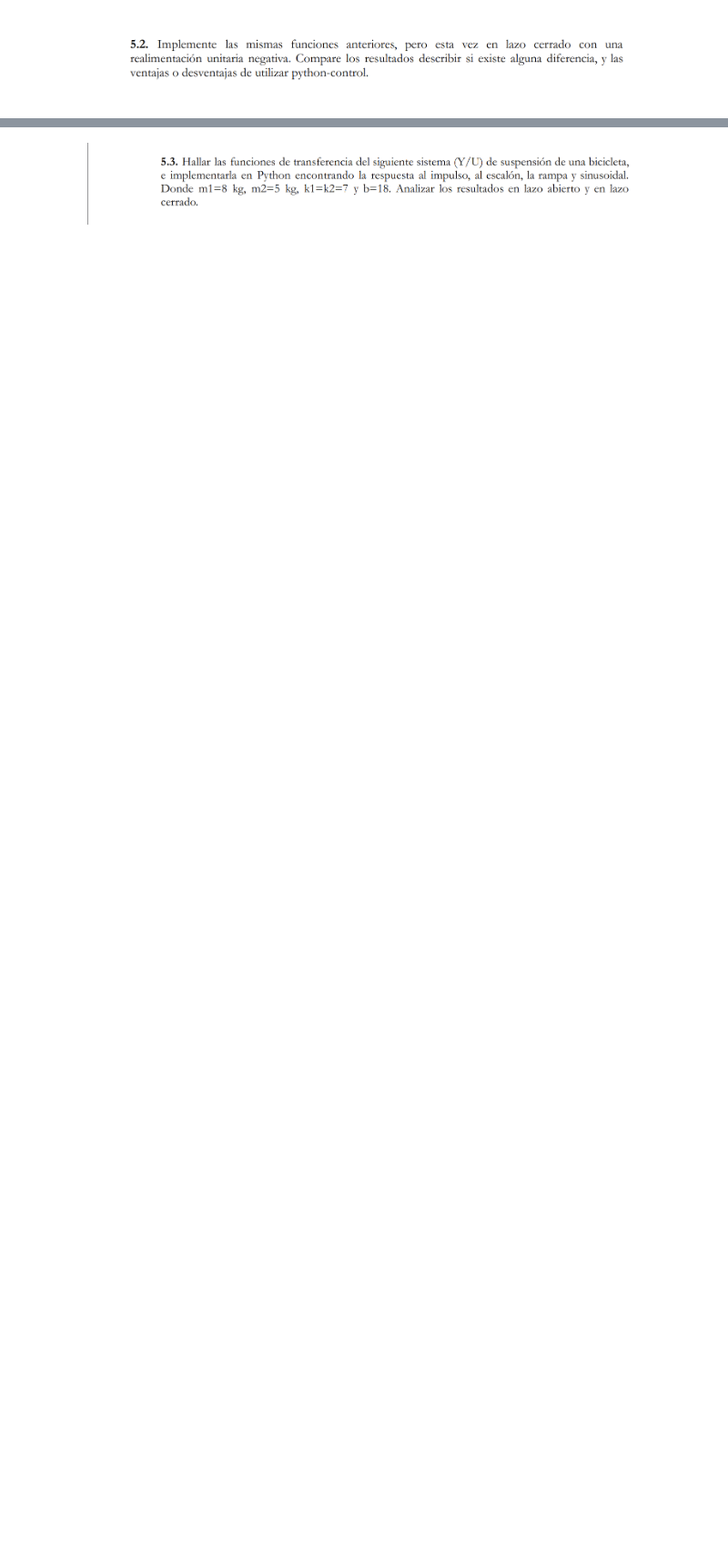
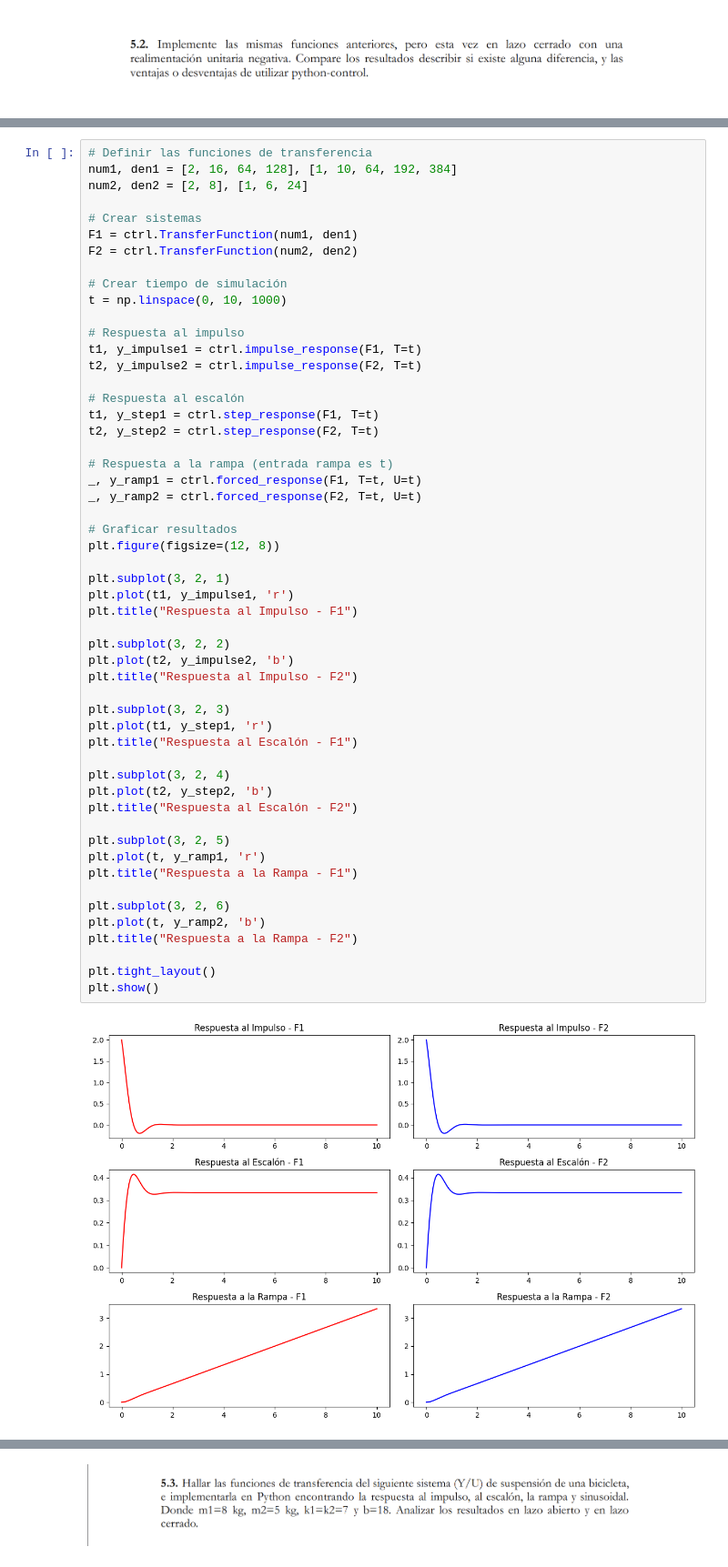
Before and after one commit to JPDevOpti/Teoria_de_Control, a Jupyter notebook: Laboratorio_1/Solución_Lab_1.ipynb, the cells around one changed output, grey strips where cells are left out. Shown at 91% size. Cells and saved outputs as stored; diff of their text form; blank space fills up the shorter version.

```diff
--- a/Laboratorio_1/Solución_Lab_1.ipynb
+++ b/Laboratorio_1/Solución_Lab_1.ipynb
@@ -165,3 +191,58 @@ plt.show()
+# %%
+# Definir las funciones de transferencia
+num1, den1 = [2, 16, 64, 128], [1, 10, 64, 192, 384]
+num2, den2 = [2, 8], [1, 6, 24]
+
+# Crear sistemas
+F1 = ctrl.TransferFunction(num1, den1)
+F2 = ctrl.TransferFunction(num2, den2)
+
+# Crear tiempo de simulación
+t = np.linspace(0, 10, 1000)
+
+# Respuesta al impulso
+t1, y_impulse1 = ctrl.impulse_response(F1, T=t)
+t2, y_impulse2 = ctrl.impulse_response(F2, T=t)
+
+# Respuesta al escalón
+t1, y_step1 = ctrl.step_response(F1, T=t)
+t2, y_step2 = ctrl.step_response(F2, T=t)
+
+# Respuesta a la rampa (entrada rampa es t)
+_, y_ramp1 = ctrl.forced_response(F1, T=t, U=t)
+_, y_ramp2 = ctrl.forced_response(F2, T=t, U=t)
+
+# Graficar resultados
+plt.figure(figsize=(12, 8))
+
+plt.subplot(3, 2, 1)
+plt.plot(t1, y_impulse1, 'r')
+plt.title("Respuesta al Impulso - F1")
+
+plt.subplot(3, 2, 2)
+plt.plot(t2, y_impulse2, 'b')
+plt.title("Respuesta al Impulso - F2")
+
+plt.subplot(3, 2, 3)
+plt.plot(t1, y_step1, 'r')
+plt.title("Respuesta al Escalón - F1")
+
+plt.subplot(3, 2, 4)
+plt.plot(t2, y_step2, 'b')
+plt.title("Respuesta al Escalón - F2")
+
+plt.subplot(3, 2, 5)
+plt.plot(t, y_ramp1, 'r')
+plt.title("Respuesta a la Rampa - F1")
+
+plt.subplot(3, 2, 6)
+plt.plot(t, y_ramp2, 'b')
+plt.title("Respuesta a la Rampa - F2")
+
+plt.tight_layout()
+plt.show()
+# %% [output]
+[figure, added]
 # %% [markdown]
 # Análisis de Sistemas de Control: Lazo Abierto vs Cerrado
 
```
Also changed, not shown: parts of 2 cells of this notebook, 3 other files.
